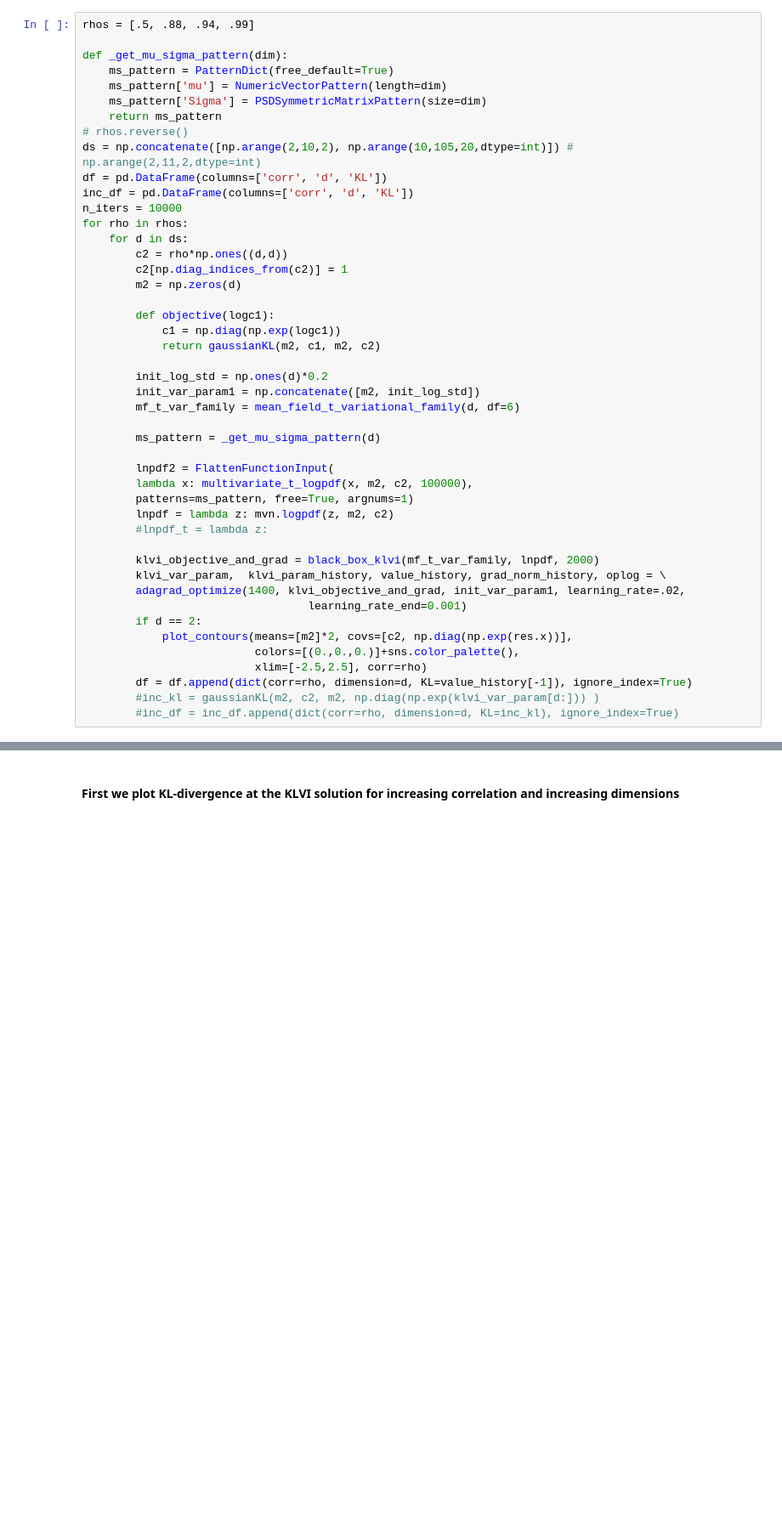
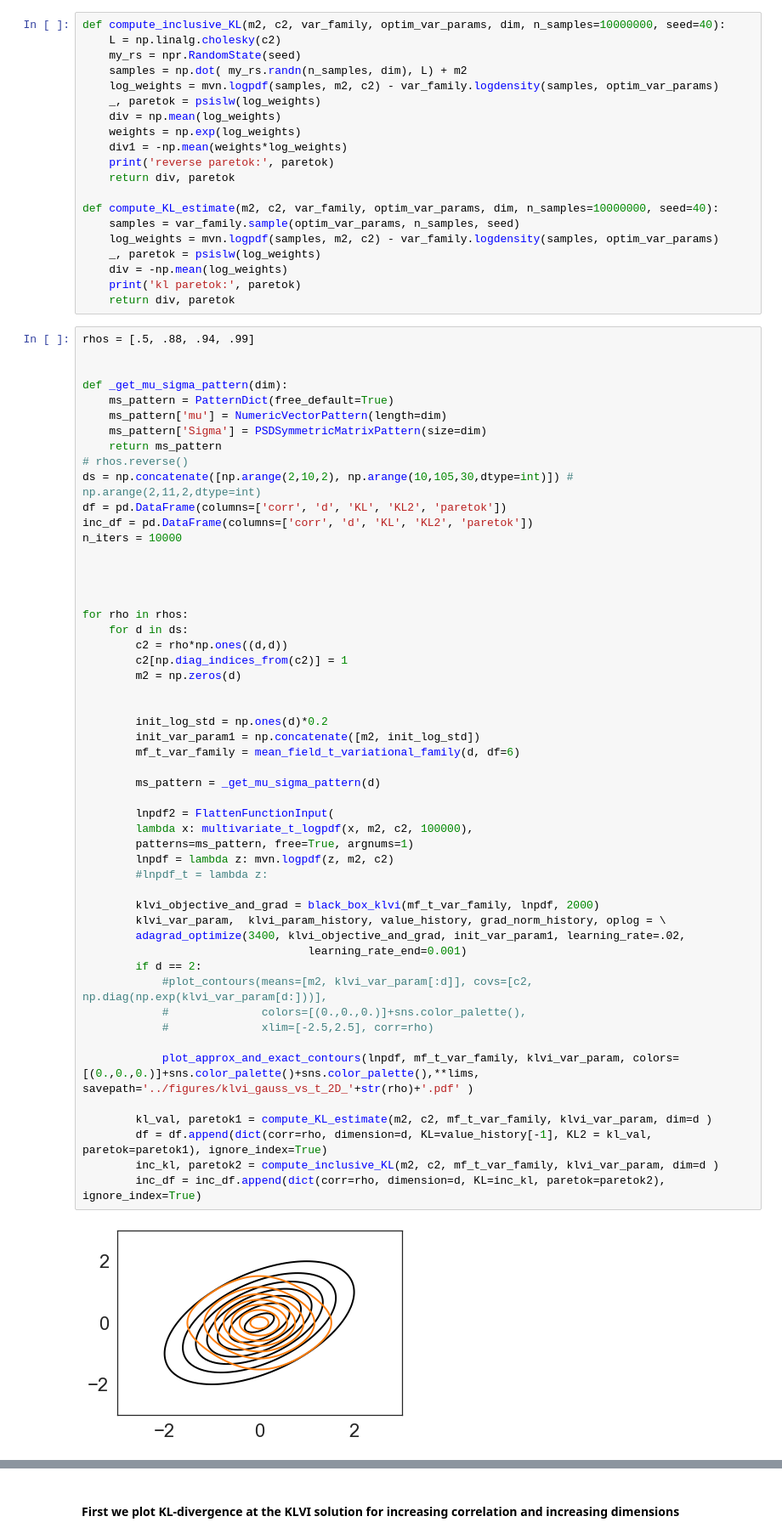
Before and after one commit to kunalghosh/viabel, a Jupyter notebook: notebooks/KL-studentt-minimization.ipynb, the cells around one changed output, grey strips where cells are left out. Shown: that part at 85% size. Saved outputs shown, nothing was run; the diff lists cells and outputs as text; blank space fills up the shorter version.

Commit message:
adding notebook on gaussian target and t approximation results with diff divergence measures ..

```diff
--- a/notebooks/KL-studentt-minimization.ipynb
+++ b/notebooks/KL-studentt-minimization.ipynb
@@ -74,46 +82,74 @@ def plot_approx_and_exact_contours(logdensity, var_family, var_param,colors=None
+# %%
+def compute_inclusive_KL(m2, c2, var_family, optim_var_params, dim, n_samples=10000000, seed=40):
+    L = np.linalg.cholesky(c2)
+    my_rs = npr.RandomState(seed)
+    samples = np.dot( my_rs.randn(n_samples, dim), L) + m2
+    log_weights = mvn.logpdf(samples, m2, c2) - var_family.logdensity(samples, optim_var_params)
+    _, paretok = psislw(log_weights)
+    div = np.mean(log_weights)
+    weights = np.exp(log_weights)
+    div1 = -np.mean(weights*log_weights)
+    print('reverse paretok:', paretok)
+    return div, paretok
+
+def compute_KL_estimate(m2, c2, var_family, optim_var_params, dim, n_samples=10000000, seed=40):
+    samples = var_family.sample(optim_var_params, n_samples, seed)
+    log_weights = mvn.logpdf(samples, m2, c2) - var_family.logdensity(samples, optim_var_params)
+    _, paretok = psislw(log_weights)
+    div = -np.mean(log_weights)
+    print('kl paretok:', paretok)
+    return div, paretok
 # %%
 rhos = [.5, .88, .94, .99]
+
 
 def _get_mu_sigma_pattern(dim):
     ms_pattern = PatternDict(free_default=True)
     ms_pattern['mu'] = NumericVectorPattern(length=dim)
     ms_pattern['Sigma'] = PSDSymmetricMatrixPattern(size=dim)
     return ms_pattern
 # rhos.reverse()
-ds = np.concatenate([np.arange(2,10,2), np.arange(10,105,20,dtype=int)]) # np.arange(2,11,2,dtype=int)
-df = pd.DataFrame(columns=['corr', 'd', 'KL'])
-inc_df = pd.DataFrame(columns=['corr', 'd', 'KL'])
+ds = np.concatenate([np.arange(2,10,2), np.arange(10,105,30,dtype=int)]) # np.arange(2,11,2,dtype=int)
+df = pd.DataFrame(columns=['corr', 'd', 'KL', 'KL2', 'paretok'])
+inc_df = pd.DataFrame(columns=['corr', 'd', 'KL', 'KL2', 'paretok'])
 n_iters = 10000
+
+
+
+
 for rho in rhos:
     for d in ds:
         c2 = rho*np.ones((d,d))
         c2[np.diag_indices_from(c2)] = 1
         m2 = np.zeros(d)
 
-        def objective(logc1):
-            c1 = np.diag(np.exp(logc1))
-            return gaussianKL(m2, c1, m2, c2)
 
         init_log_std = np.ones(d)*0.2
         init_var_param1 = np.concatenate([m2, init_log_std])
         mf_t_var_family = mean_field_t_variational_family(d, df=6)
 
         ms_pattern = _get_mu_sigma_pattern(d)
 
         lnpdf2 = FlattenFunctionInput(
         lambda x: multivariate_t_logpdf(x, m2, c2, 100000),
         patterns=ms_pattern, free=True, argnums=1)
         lnpdf = lambda z: mvn.logpdf(z, m2, c2)
         #lnpdf_t = lambda z:
 
         klvi_objective_and_grad = black_box_klvi(mf_t_var_family, lnpdf, 2000)
         klvi_var_param,  klvi_param_history, value_history, grad_norm_history, oplog = \
-        adagrad_optimize(1400, klvi_objective_and_grad, init_var_param1, learning_rate=.02,
+        adagrad_optimize(3400, klvi_objective_and_grad, init_var_param1, learning_rate=.02,
                                   learning_rate_end=0.001)
         if d == 2:
-            plot_contours(means=[m2]*2, covs=[c2, np.diag(np.exp(res.x))],
-                          colors=[(0.,0.,0.)]+sns.color_palette(),
-                          xlim=[-2.5,2.5], corr=rho)
-        df = df.append(dict(corr=rho, dimension=d, KL=value_history[-1]), ignore_index=True)
-        #inc_kl = gaussianKL(m2, c2, m2, np.diag(np.exp(klvi_var_param[d:])) )
-        #inc_df = inc_df.append(dict(corr=rho, dimension=d, KL=inc_kl), ignore_index=True)
+            #plot_contours(means=[m2, klvi_var_param[:d]], covs=[c2, np.diag(np.exp(klvi_var_param[d:]))],
+            #              colors=[(0.,0.,0.)]+sns.color_palette(),
+            #              xlim=[-2.5,2.5], corr=rho)
+
+            plot_approx_and_exact_contours(lnpdf, mf_t_var_family, klvi_var_param, colors=[(0.,0.,0.)]+sns.color_palette()+sns.color_palette(),**lims, savepath='../figures/klvi_gauss_vs_t_2D_'+str(rho)+'.pdf' )
+
+        kl_val, paretok1 = compute_KL_estimate(m2, c2, mf_t_var_family, klvi_var_param, dim=d )
+        df = df.append(dict(corr=rho, dimension=d, KL=value_history[-1], KL2 = kl_val, paretok=paretok1), ignore_index=True)
+        inc_kl, paretok2 = compute_inclusive_KL(m2, c2, mf_t_var_family, klvi_var_param, dim=d )
+        inc_df = inc_df.append(dict(corr=rho, dimension=d, KL=inc_kl, paretok=paretok2), ignore_index=True)
+# %% [output]
+[figure, added]
```
Also changed, not shown: parts of 19 cells of this notebook.
